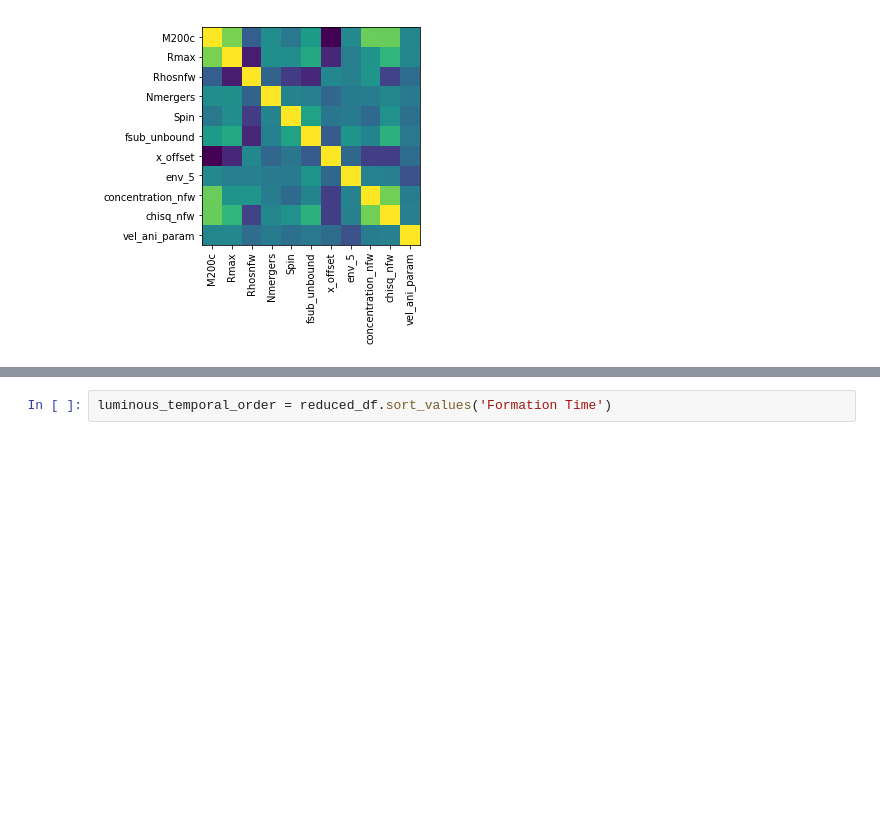
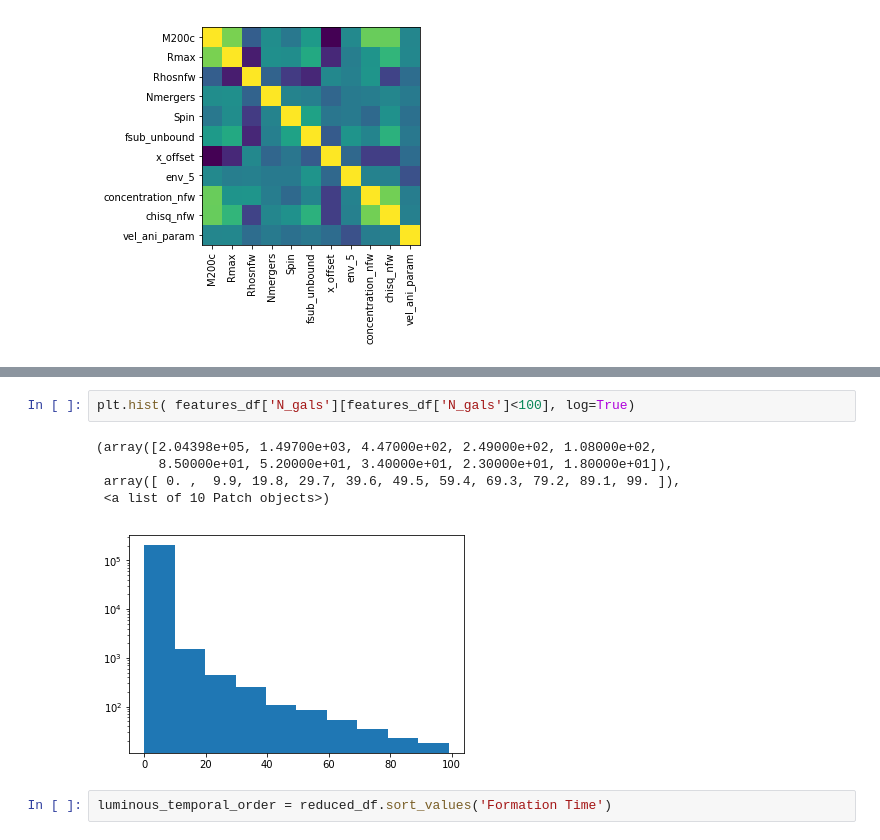
Before and after one commit to florpi/GaHaCo, a Jupyter notebook: notebooks/data_validation.ipynb, the cells around one changed output, grey strips where cells are left out. Saved outputs shown, nothing was run; the diff lists cells and outputs as text; blank space fills up the shorter version.

```diff
--- a/notebooks/data_validation.ipynb
+++ b/notebooks/data_validation.ipynb
@@ -232,3 +259,11 @@ plt.legend()
+# %%
+plt.hist( features_df['N_gals'][features_df['N_gals']<100], log=True)
+# %% [output]
+(array([2.04398e+05, 1.49700e+03, 4.47000e+02, 2.49000e+02, 1.08000e+02,
+        8.50000e+01, 5.20000e+01, 3.40000e+01, 2.30000e+01, 1.80000e+01]),
+ array([ 0. ,  9.9, 19.8, 29.7, 39.6, 49.5, 59.4, 69.3, 79.2, 89.1, 99. ]),
+ <a list of 10 Patch objects>)
+[figure, added]
 # %%
 luminous_temporal_order = reduced_df.sort_values('Formation Time')
 # %%
```
Also changed, not shown: parts of 11 cells of this notebook, 6 other files.
